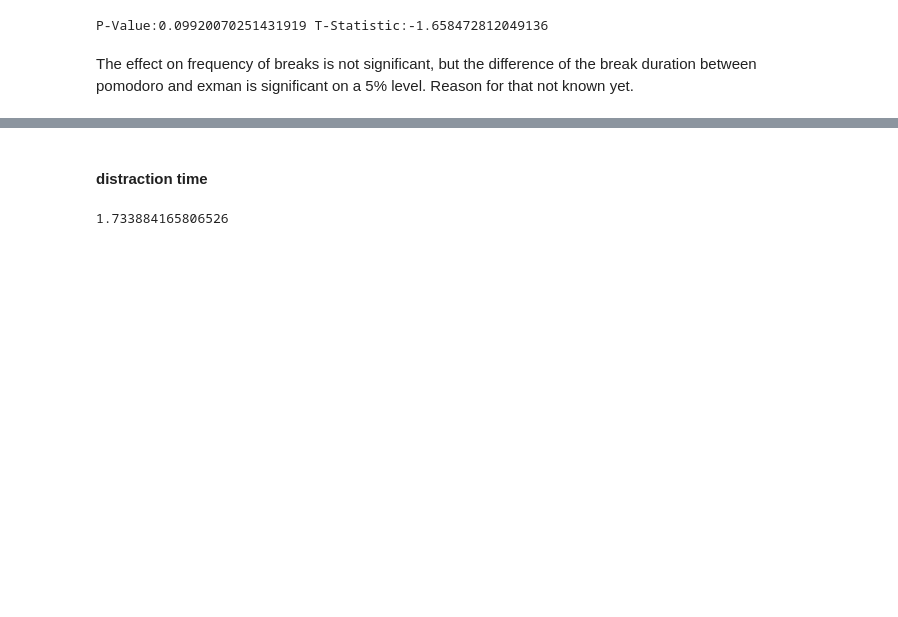
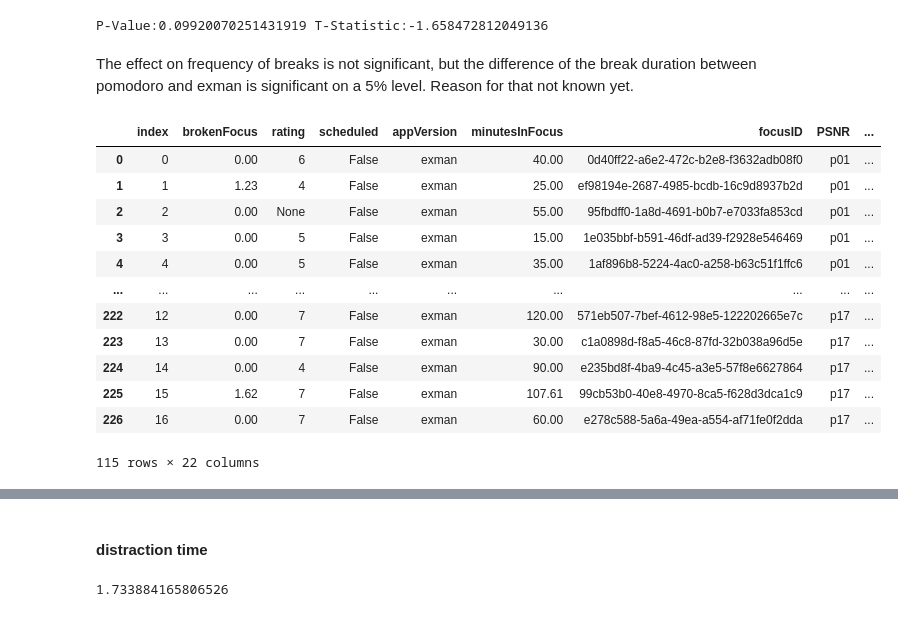
Before and after one commit to lutharsanen/exman-study-analysis, a Jupyter notebook: Exman-Analysis.ipynb, the cells around one changed output, grey strips where cells are left out. Drawn from its saved outputs; the diff is of its cells as text; code cells hidden in the pictures; blank space fills up the shorter version.

```diff
--- a/Exman-Analysis.ipynb
+++ b/Exman-Analysis.ipynb
@@ -282,3 +349,19 @@ print("P-Value:{0} T-Statistic:{1}".format(pValue,tStat))
 P-Value:0.09920070251431919 T-Statistic:-1.658472812049136
 # %% [markdown]
 The effect on frequency of breaks is not significant, but the difference of the break duration between pomodoro and exman is significant on a 5% level. Reason for that not known yet.
+# %%
+exman
+# %% [output]
+|  | index | brokenFocus | rating | scheduled | appVersion | minutesInFocus | focusID | PSNR | ... |
+| 0 | 0 | 0.00 | 6 | False | exman | 40.00 | 0d40ff22-a6e2-472c-b2e8-f3632adb08f0 | p01 | ... |
+| 1 | 1 | 1.23 | 4 | False | exman | 25.00 | ef98194e-2687-4985-bcdb-16c9d8937b2d | p01 | ... |
+| 2 | 2 | 0.00 | None | False | exman | 55.00 | 95fbdff0-1a8d-4691-b0b7-e7033fa853cd | p01 | ... |
+| 3 | 3 | 0.00 | 5 | False | exman | 15.00 | 1e035bbf-b591-46df-ad39-f2928e546469 | p01 | ... |
+| 4 | 4 | 0.00 | 5 | False | exman | 35.00 | 1af896b8-5224-4ac0-a258-b63c51f1ffc6 | p01 | ... |
+| ... | ... | ... | ... | ... | ... | ... | ... | ... | ... |
+| 222 | 12 | 0.00 | 7 | False | exman | 120.00 | 571eb507-7bef-4612-98e5-122202665e7c | p17 | ... |
+| 223 | 13 | 0.00 | 7 | False | exman | 30.00 | c1a0898d-f8a5-46c8-87fd-32b038a96d5e | p17 | ... |
+| 224 | 14 | 0.00 | 4 | False | exman | 90.00 | e235bd8f-4ba9-4c45-a3e5-57f8e6627864 | p17 | ... |
+| 225 | 15 | 1.62 | 7 | False | exman | 107.61 | 99cb53b0-40e8-4970-8ca5-f628d3dca1c9 | p17 | ... |
+| 226 | 16 | 0.00 | 7 | False | exman | 60.00 | e278c588-5a6a-49ea-a554-af71fe0f2dda | p17 | ... |
+115 rows × 22 columns
```
Also changed, not shown: parts of 18 cells of this notebook, 7 other files.
